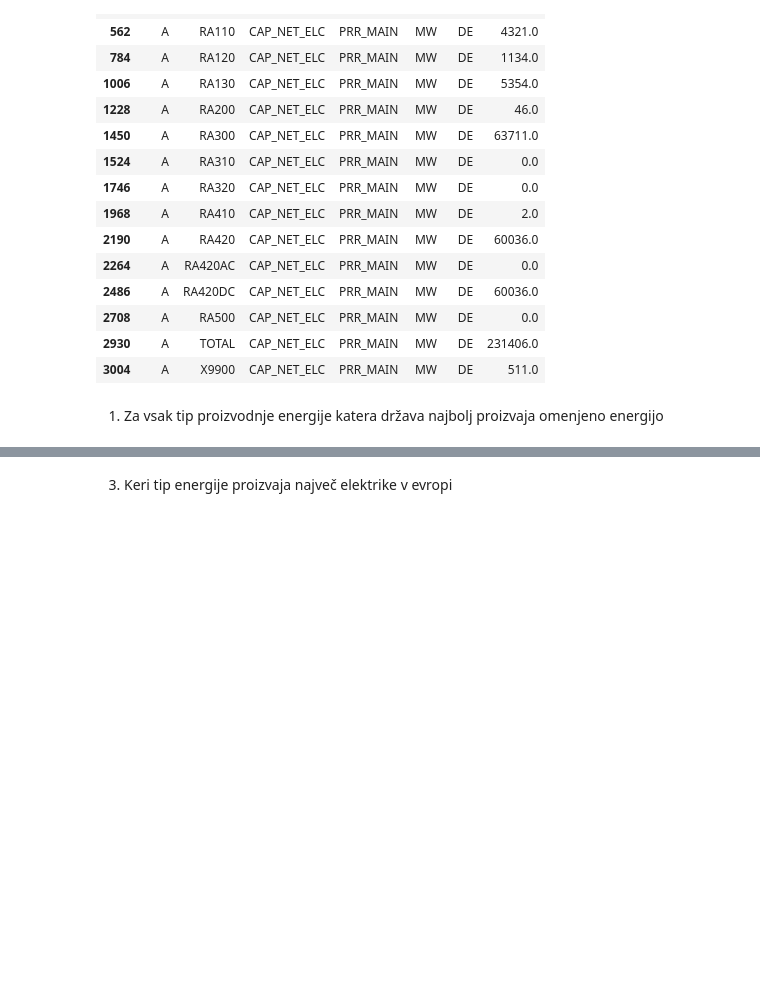
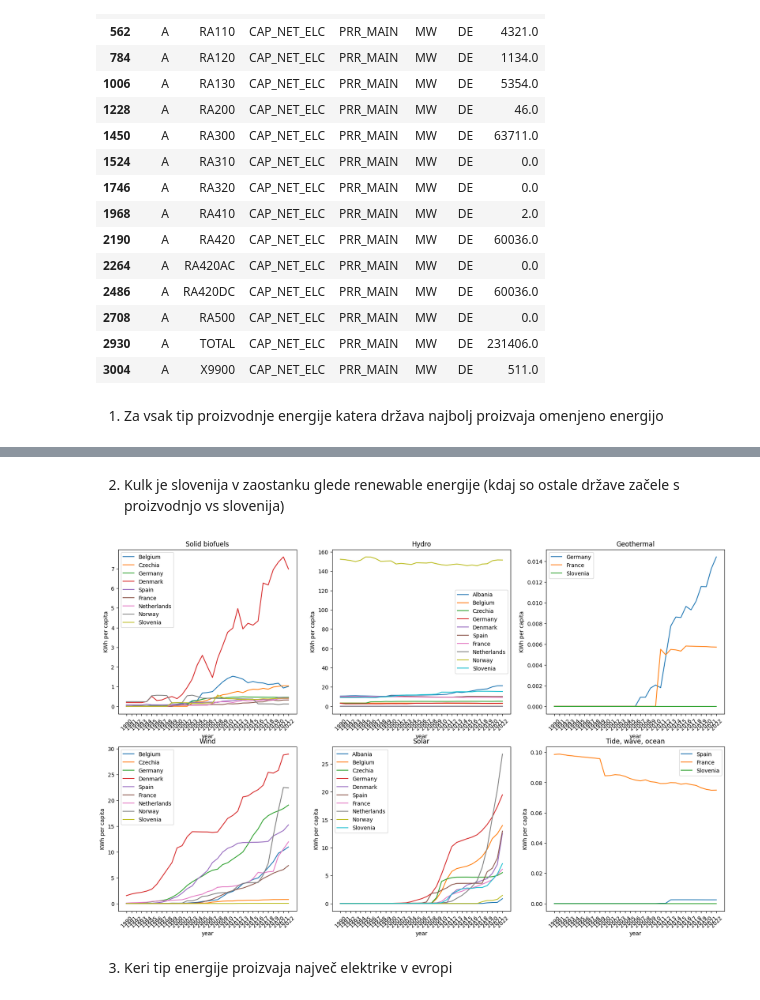
Before and after one commit to TilenG2/EU_Power_production, a Jupyter notebook: electrical_production.ipynb, the cells around one changed output, grey strips where cells are left out. Drawn from its saved outputs; the diff is of its cells as text; code cells hidden in the pictures; blank space fills up the shorter version.

```diff
--- a/electrical_production.ipynb
+++ b/electrical_production.ipynb
@@ -342,0 +290,4 @@ what_is('MW')
+# %% [markdown]
+2. Kulk je slovenija v zaostanku glede renewable energije (kdaj so ostale države začele s proizvodnjo vs slovenija)
+# %%
+comparison_countries = {'NO', 'DE', 'FR', 'SI', 'BE', 'DK', 'NL', 'ES', 'CZ', 'AL'}
@@ -343,3 +307,40 @@ what_is('MW')
+# %%
+GEO = data_pop_imputed['geo'] == None
+for geo in comparison_countries:
+    GEO = np.logical_or(GEO, data_pop_imputed['geo'] == geo)
+data_pop_compare = data_pop_imputed.loc[GEO].set_index('geo')
+# data_pop_compare
+# %%
+rearange_columns = data_renewables_small.keys().to_list()
+rearange_columns.pop(0)
+rearange_columns.append('siec')
+data_renewables_small = data_renewables_small[rearange_columns]
+# %%
+list_of_siec=[]
+for row in range(len(data_renewables_small)):
+    siec = data_renewables_small.iloc[row]['siec']
+    data_renewables_small.iloc[row] = data_renewables_small.iloc[row] * 24 * 1000 / data_pop_compare.iloc[row % len(data_pop_compare)]
+    list_of_siec.append(siec)
+
+data_renewables_small.siec = list_of_siec
+# %%
+plt.figure(figsize=(20, 12))
+for siec, i in zip(np.unique(data_renewables_small.siec), range(len(np.unique(data_renewables_small.siec)))):
+    # print(siec)
+    data = data_renewables_small.loc[data_renewables_small.siec == siec].drop('siec', axis=1)
+    plt.subplot(2, 3, i+1)
+    for power, country in zip(data.values, data.index):
+        if np.sum(power) == 0 and country != 'SI':
+            continue
+        plt.plot(data.keys(), power, label=what_is(country, short=True))
+        plt.title(what_is(siec, short=True))
+        plt.xlabel("year")
+        plt.ylabel("KWh per capita")
+        plt.legend()
+        plt.xticks(rotation=45)
+plt.show()
+# %% [output]
+[figure, added]
 # %% [markdown]
 3. Keri tip energije proizvaja največ elektrike v evropi
 # %%
```
Also changed, not shown: parts of 28 cells of this notebook, 3 other files.
